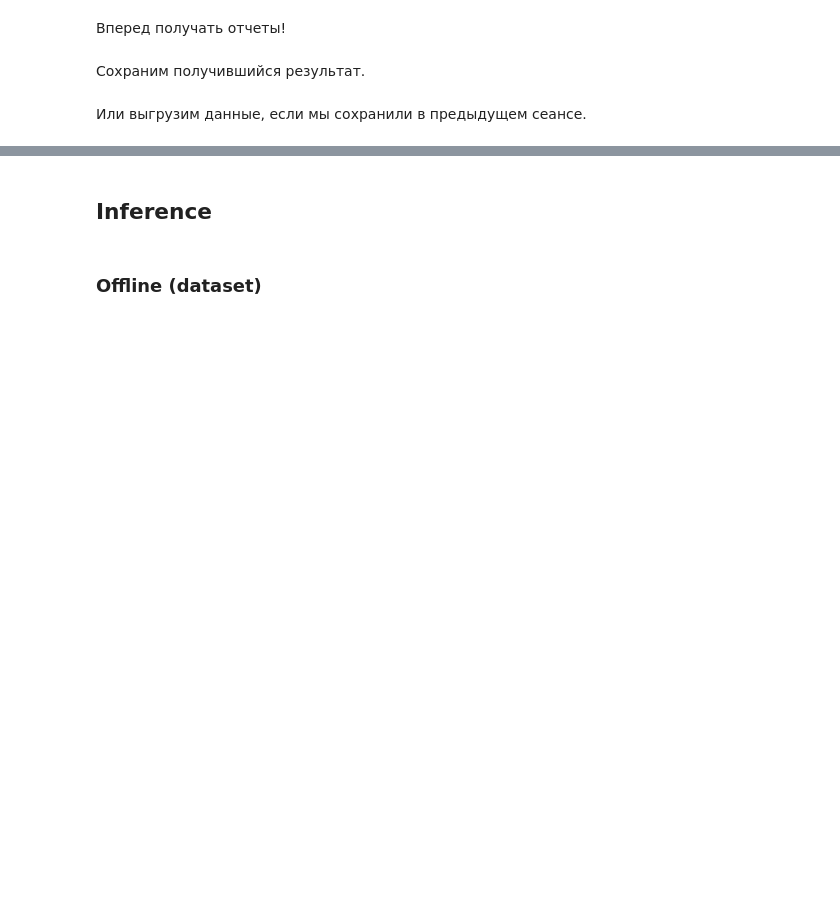
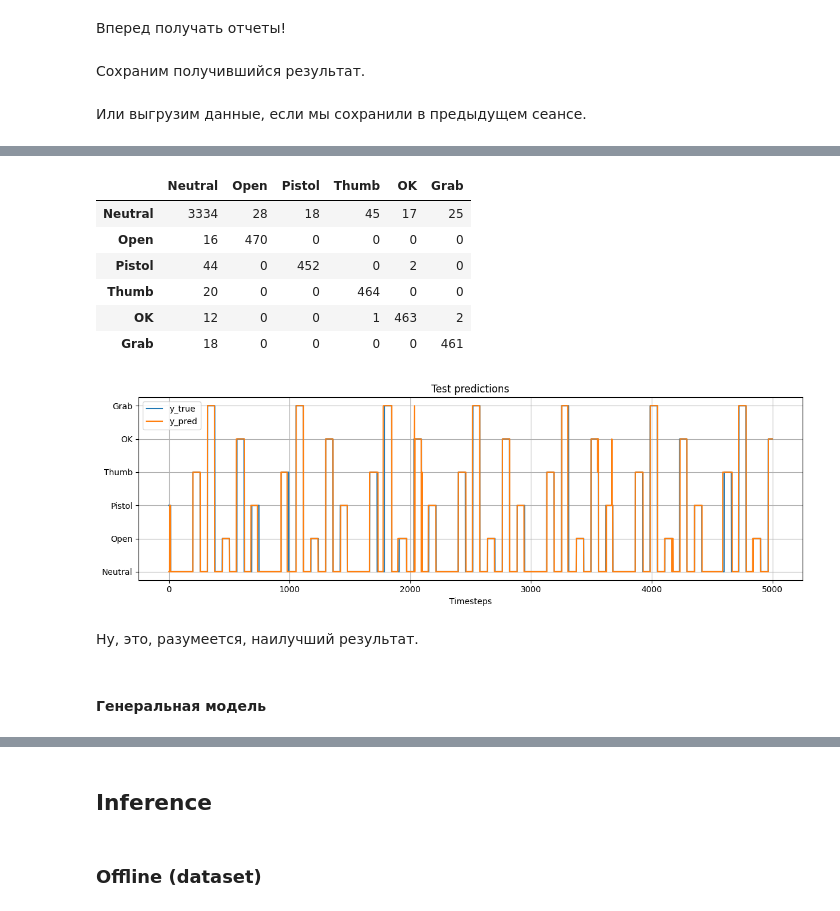
Before and after one commit to khav-i/Work-with-OMG-sensors-data, a Jupyter notebook: general_models.ipynb, the cells around one changed output, grey strips where cells are left out. Saved outputs shown, nothing was run; the diff lists cells and outputs as text; code cells hidden in the pictures; blank space fills up the shorter version.

```diff
--- a/general_models.ipynb
+++ b/general_models.ipynb
@@ -1580,0 +1590,6 @@ from IPython.display import clear_output
+# %%
+%%time
+X_train_p4, X_test_p4, y_train_p4, y_test_p4 = loaded_dictionaries[3]['ce_p4_data_ar']
+model.fit(X_train_p4, y_train_p4)
+preds_train_p4 = model.predict(X_train_p4)
+preds_test_p4 = model.predict(X_test_p4)
@@ -1580,0 +1599,16 @@ from IPython.display import clear_output
+# %%
+get_contingency_table(y_test_p4, preds_test_p4)
+get_preds_plot(y_test_p4, preds_test_p4, start=0, end=5000)
+# %% [output]
+|  | Neutral | Open | Pistol | Thumb | OK | Grab |
+| Neutral | 3334 | 28 | 18 | 45 | 17 | 25 |
+| Open | 16 | 470 | 0 | 0 | 0 | 0 |
+| Pistol | 44 | 0 | 452 | 0 | 2 | 0 |
+| Thumb | 20 | 0 | 0 | 464 | 0 | 0 |
+| OK | 12 | 0 | 0 | 1 | 463 | 2 |
+| Grab | 18 | 0 | 0 | 0 | 0 | 461 |
+[figure, added]
+# %% [markdown]
+Ну, это, разумеется, наилучший результат.
+# %% [markdown]
+#### Генеральная модель
```
Also changed, not shown: parts of 66 cells of this notebook.
